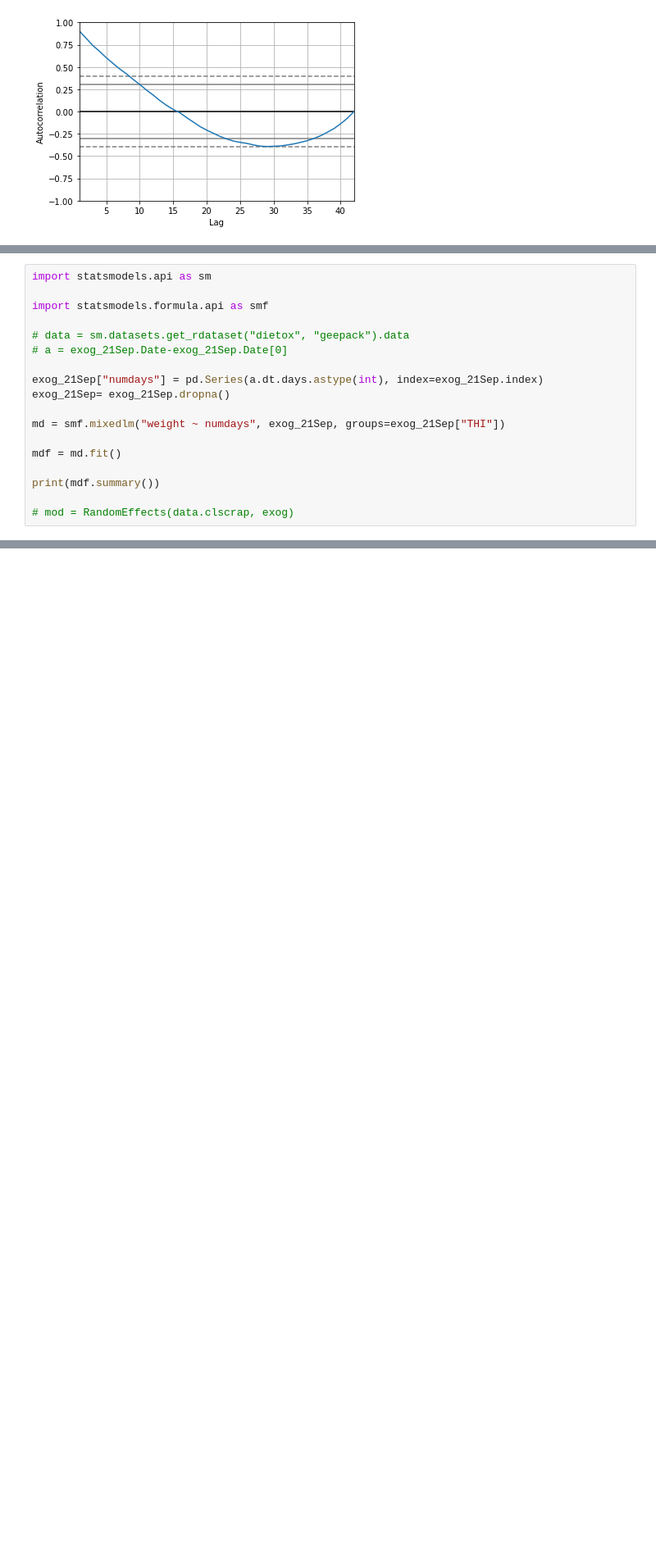
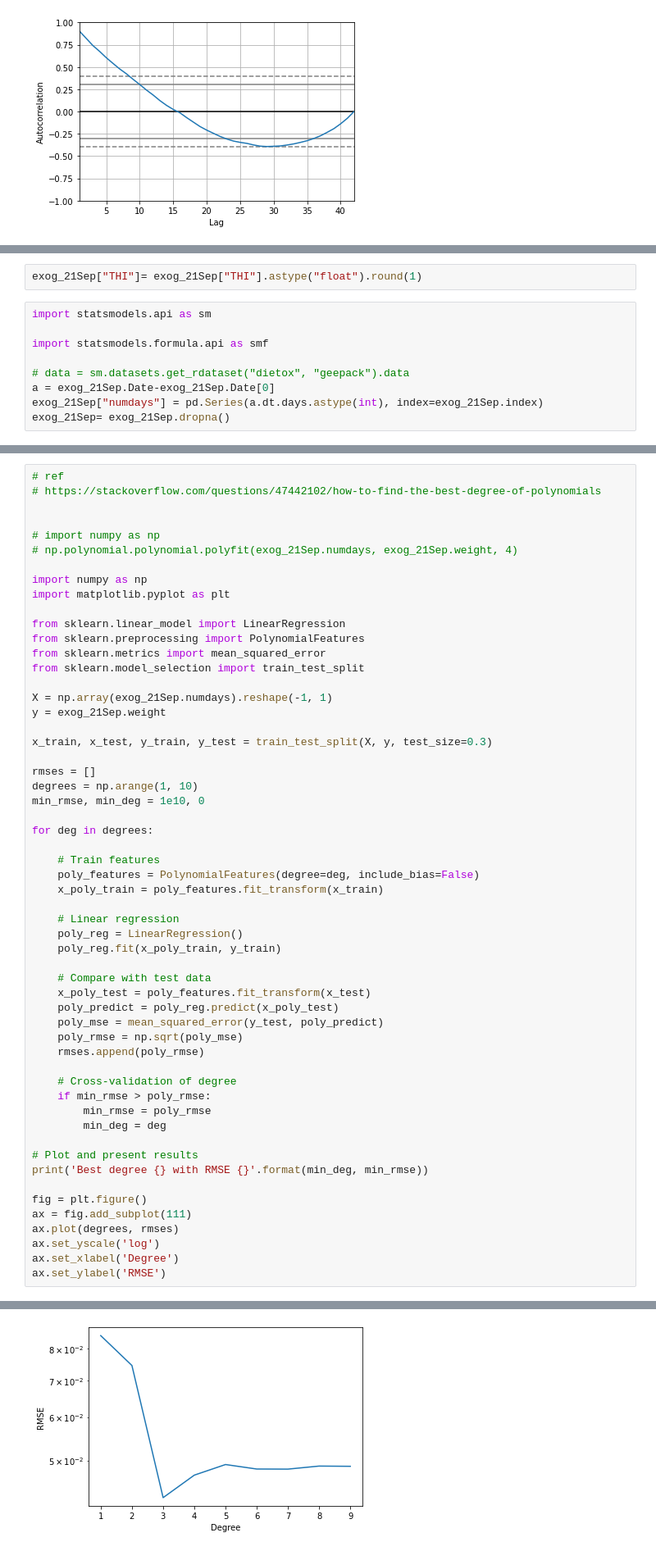
Before and after one commit to Tiana125/Dissertation_2021, a Jupyter notebook: model.ipynb, the cells around one changed output, grey strips where cells are left out. Shown at 82% size. Drawn from its saved outputs; the diff is of its cells as text; blank space fills up the shorter version.

```diff
--- a/model.ipynb
+++ b/model.ipynb
@@ -383,18 +362,11 @@ memory usage: 1.8 KB
+# %%
+exog_21Sep["THI"]= exog_21Sep["THI"].astype("float").round(1)
 # %%
 import statsmodels.api as sm
 
 import statsmodels.formula.api as smf
 
 # data = sm.datasets.get_rdataset("dietox", "geepack").data
-# a = exog_21Sep.Date-exog_21Sep.Date[0]
-
+a = exog_21Sep.Date-exog_21Sep.Date[0]
 exog_21Sep["numdays"] = pd.Series(a.dt.days.astype(int), index=exog_21Sep.index)
 exog_21Sep= exog_21Sep.dropna()
-
-md = smf.mixedlm("weight ~ numdays", exog_21Sep, groups=exog_21Sep["THI"])
-
-mdf = md.fit()
-
-print(mdf.summary())
-
-# mod = RandomEffects(data.clscrap, exog)
@@ -420,0 +408,57 @@ See the caveats in the documentation: https://pandas.pydata.org/pandas-docs/stab
+# %%
+# ref
+# https://stackoverflow.com/questions/47442102/how-to-find-the-best-degree-of-polynomials
+
+
+# import numpy as np
+# np.polynomial.polynomial.polyfit(exog_21Sep.numdays, exog_21Sep.weight, 4)
+
+import numpy as np
+import matplotlib.pyplot as plt
+
+from sklearn.linear_model import LinearRegression
+from sklearn.preprocessing import PolynomialFeatures
+from sklearn.metrics import mean_squared_error
+from sklearn.model_selection import train_test_split
+
+X = np.array(exog_21Sep.numdays).reshape(-1, 1)
+y = exog_21Sep.weight
+
+x_train, x_test, y_train, y_test = train_test_split(X, y, test_size=0.3)
+
+rmses = []
+degrees = np.arange(1, 10)
+min_rmse, min_deg = 1e10, 0
+
+for deg in degrees:
+
+    # Train features
+    poly_features = PolynomialFeatures(degree=deg, include_bias=False)
+    x_poly_train = poly_features.fit_transform(x_train)
+
+    # Linear regression
+    poly_reg = LinearRegression()
+    poly_reg.fit(x_poly_train, y_train)
+
+    # Compare with test data
+    x_poly_test = poly_features.fit_transform(x_test)
+    poly_predict = poly_reg.predict(x_poly_test)
+    poly_mse = mean_squared_error(y_test, poly_predict)
+    poly_rmse = np.sqrt(poly_mse)
+    rmses.append(poly_rmse)
+
+    # Cross-validation of degree
+    if min_rmse > poly_rmse:
+        min_rmse = poly_rmse
+        min_deg = deg
+
+# Plot and present results
+print('Best degree {} with RMSE {}'.format(min_deg, min_rmse))
+
+fig = plt.figure()
+ax = fig.add_subplot(111)
+ax.plot(degrees, rmses)
+ax.set_yscale('log')
+ax.set_xlabel('Degree')
+ax.set_ylabel('RMSE')
+# %% [output]
@@ -420,0 +467 @@ See the caveats in the documentation: https://pandas.pydata.org/pandas-docs/stab
+[figure, added]
```
Also changed, not shown: parts of 16 cells of this notebook, 1 other file.
